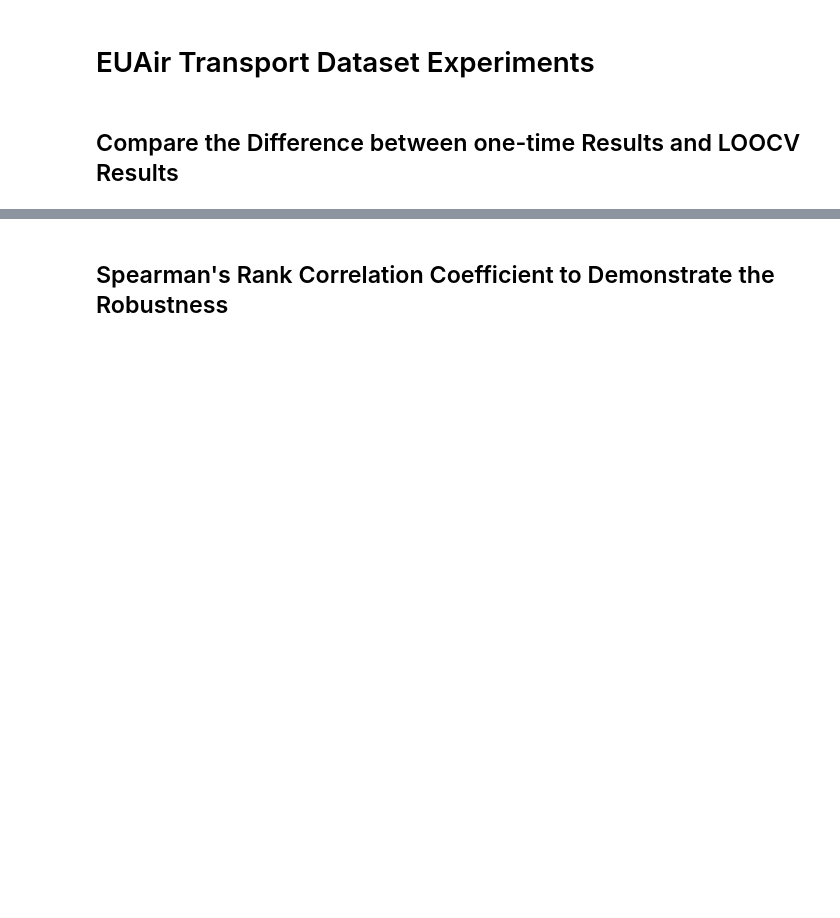
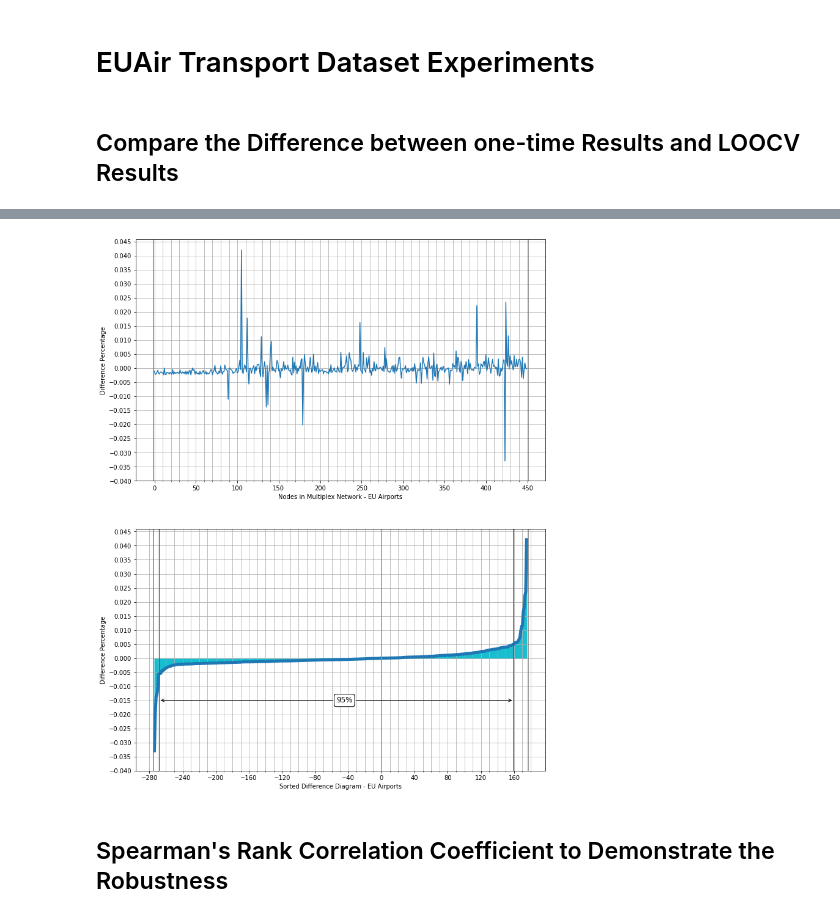
Before and after one commit to ninn-kou/iRank, a Jupyter notebook: EUAir_Experiments.ipynb, the cells around one changed output, grey strips where cells are left out. Cells and saved outputs as stored; diff of their text form; code cells hidden in the pictures; blank space fills up the shorter version.

```diff
--- a/EUAir_Experiments.ipynb
+++ b/EUAir_Experiments.ipynb
@@ -76,6 +60,0 @@ plt.show()
-# %%
-count = 0
-for val in percentage_diff:
-    if abs(val) <= 0.01:
-        count += 1
-print("There are %.2f%% nodes have a less than 1.0%% difference with LOOCV result." %(count / len(percentage_diff) * 100))
@@ -84,3 +89,74 @@ There are 97.33% nodes have a less than 1.0% difference with LOOCV result.
+# %%
+
+fig, (us, s) = plt.subplots(2, 1, figsize=(12, 16))
+
+sort = sorted(percentage_diff)
+x_axis = np.arange(0.0, 450.0, 1.0)
+
+# Major ticks every 50, minor ticks every 10
+major_ticks = np.arange(0, 451, 50)
+minor_ticks = np.arange(0, 451, 10)
+major_sort_ticks = np.concatenate((np.arange(-280, 0, 40), np.arange(0, 181, 40)))
+minor_sort_ticks = np.concatenate((np.arange(-280, 0, 10), np.arange(0, 181, 10)))
+major_y_ticks = np.arange(-0.04, 0.05, 0.005)
+minor_y_ticks = np.arange(-0.04, 0.05, 0.001)
+
+us.plot(x_axis, percentage_diff)
+# us.stem(x_axis, percentage_diff)
+us.axvline(x=-1, color='C7')
+us.axvline(x=451, color='C7')
+us.set_xlabel('Nodes in Multiplex Network - EU Airports')
+us.set_ylabel('Difference Percentage')
+us.set_xticks(major_ticks)
+us.set_xticks(minor_ticks, minor=True)
+us.set_yticks(major_y_ticks)
+
+# And a corresponding grid
+us.grid(which='both')
+
+
+positive = [ele for ele in sort if ele >= 0]
+negative = [ele for ele in sort if ele < 0]
+x_p = np.arange(0, len(positive), 1.0)
+x_n = np.arange(-len(negative), 0, 1.0)
+x_axis_sort = np.arange(-len(negative), len(positive), 1.0)
+
+
+s.plot(x_p, positive, color='C0', linewidth=5)
+s.plot(x_n, negative, color='C0', linewidth=5)
+s.fill_between(x_axis_sort, 0, sort, color='C9')
+s.axvline(x=0, color='C1')
+s.axvline(x=Vline_95_left, color='C3')
+s.axvline(x=Vline_95_right, color='C3')
+s.axvline(x=-len(negative) - 1, color='C7')
+s.axvline(x=len(positive) + 1, color='C7')
+s.set_xlabel('Sorted Difference Diagram - EU Airports')
+s.set_ylabel('Difference Percentage')
+
+s.annotate(
+    '95%',
+    xy=(Vline_95_left, -0.015), xycoords='data', color='white',
+    xytext=((Vline_95_left + Vline_95_right) / 2, -0.015), textcoords='data',
+    va="center", ha="left", size=12,
+    bbox=dict(boxstyle="round", fc="w"),
+    arrowprops=dict(arrowstyle="->"))
+s.annotate(
+    '95%',
+    xy=(Vline_95_right, -0.015), xycoords='data',
+    xytext=((Vline_95_left + Vline_95_right) / 2, -0.015), textcoords='data',
+    va="center", ha="left", size=12,
+    bbox=dict(boxstyle="round", fc="w"),
+    arrowprops=dict(arrowstyle="->"))
+
+s.set_xticks(major_sort_ticks)
+s.set_xticks(minor_sort_ticks, minor=True)
+s.set_yticks(major_y_ticks)
+
+s.grid(which='both')
+
+plt.show()
+# %% [output]
+[figure, added]
 # %%
 betw_centra = s1_betweenness_centrality(origin_network, origin_size)
 clos_centra = s1_closeness_centrality(origin_network, origin_size)
```
Also changed, not shown: parts of 3 cells of this notebook.
